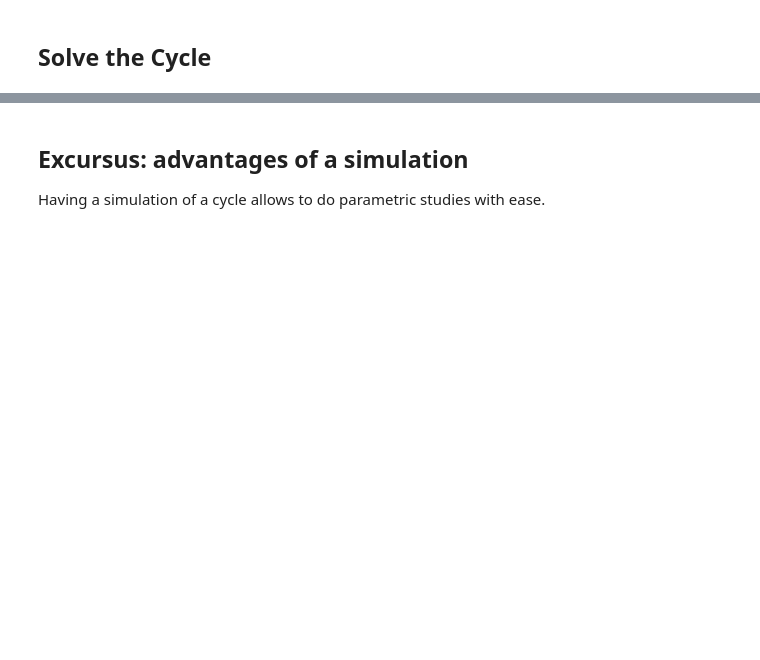
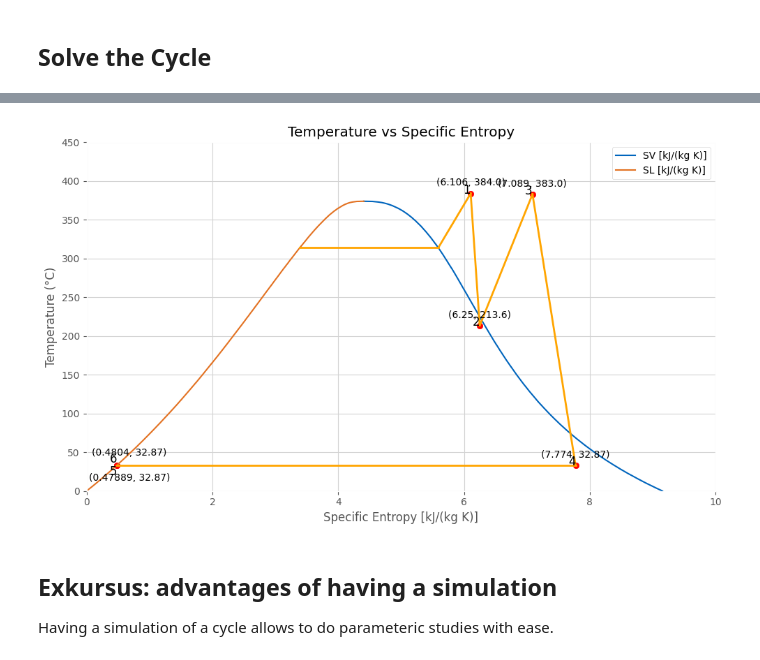
Before and after one commit to ddceruti/csp-exercises, a Jupyter notebook: 03/exercise_03.ipynb, the cells around one changed output, grey strips where cells are left out. Cells and saved outputs as stored; diff of their text form; code cells hidden in the pictures; blank space fills up the shorter version.

```diff
--- a/03/exercise_03.ipynb
+++ b/03/exercise_03.ipynb
@@ -572,7 +559,83 @@ ax.grid(True, color="#D3D3D3")
+# %%
+with mplstyle.context('ggplot', after_reset=False):
+    # Plotting the data
+    plt.figure(figsize=(10, 6))
+    plt.rcParams['axes.facecolor'] = 'white'
+    # Plotting SV against Temperature from steam tables
+    plt.plot(sv, temperature,
+             label='SV [kJ/(kg K)]', color="#0065bd")
+
+    # Plotting SL against Temperature from steam tables
+    plt.plot(sl, temperature,
+             label='SL [kJ/(kg K)]', color="#e37222")
+
+    # Extracting points (entropy and temperature) and labels for states
+    points = list(zip(entropy_states, temperature_states))
+    labels = df_states['State']
+
+    # Intermediate points for connecting lines (example points; adjust as needed)
+    intermediate_points = [(5.591, 313.9), (3.389, 313.9)]
+
+    # Plotting labeled points with red dots for states
+    for i, (x, y) in enumerate(points):
+        plt.scatter(x, y, color='red')  # Plotting red dots for each point
+        # Adding labels and coordinates
+        if labels[i] == 5:
+            plt.text(x, y, f'{labels[i]}',
+                     fontsize=12, ha='right', va='top')  # Label above point 5
+            plt.text(x+0.2, y - 10, f'({x}, {y})',
+                     fontsize=10, ha='center', va='top')  # Coordinates below point 5
+        elif labels[i] == 6:
+            plt.text(x, y, f'{labels[i]}',
+                     fontsize=12, ha='right', va='bottom')  # Label below point 6
+            plt.text(x+0.2, y + 10, f'({x}, {y})',
+                     fontsize=10, ha='center', va='bottom')  # Coordinates above point 6
+        else:
+            plt.text(x, y, f'{labels[i]}', fontsize=12, ha='right')  # Label for other points
+            plt.text(x, y + 10, f'({x}, {y})', fontsize=10, ha='center')  # Coordinates for other points
+
+    # Connecting the labeled points with lines for states
+    for i in range(len(points) - 1):
+        plt.plot([points[i][0], points[i + 1][0]],
+                 [points[i][1], points[i + 1][1]],
+                 color='orange', linestyle='-', linewidth=2)
+
+    # Connecting the first intermediate point to the second
+    plt.plot([intermediate_points[0][0], intermediate_points[1][0]],
+             [intermediate_points[0][1], intermediate_points[1][1]],
+             color='orange', linestyle='-', linewidth=2)
+
+    # Connecting Intermediate 1 to point 1
+    plt.plot([intermediate_points[0][0], points[0][0]], [intermediate_points[0][1], points[0][1]],
+             color='orange', linestyle='-', linewidth=2)
+
+    # Setting axis limits for better visualization
+    plt.xlim(0, 10)
+    plt.ylim(0, 450)
+
+    # Adding labels for axes and title
+    plt.xlabel('Specific Entropy [kJ/(kg K)]')
+    plt.ylabel('Temperature (°C)')
+    plt.title('Temperature vs Specific Entropy')
+
+    # Adding legend to the plot
+    plt.legend()
+
+    # Adding grid for better readability
+    plt.grid(True, color="#D3D3D3")
+
+    # Adjusting layout for better fit
+    plt.tight_layout()
+
+    # Displaying the plot
+    plt.savefig(r'figs\Cycle_reheated.svg', format='svg', dpi=300)
+    plt.show()
+# %% [output]
+[figure, added]
 # %% [markdown]
-## Excursus: advantages of a simulation
+## Exkursus: advantages of having a simulation
 
-Having a simulation of a cycle allows to do parametric studies with ease.
+Having a simulation of a cycle allows to do parameteric studies with ease.
 # %%
 import numpy as np
 
```
Also changed, not shown: parts of 54 cells of this notebook, 4 other files.
